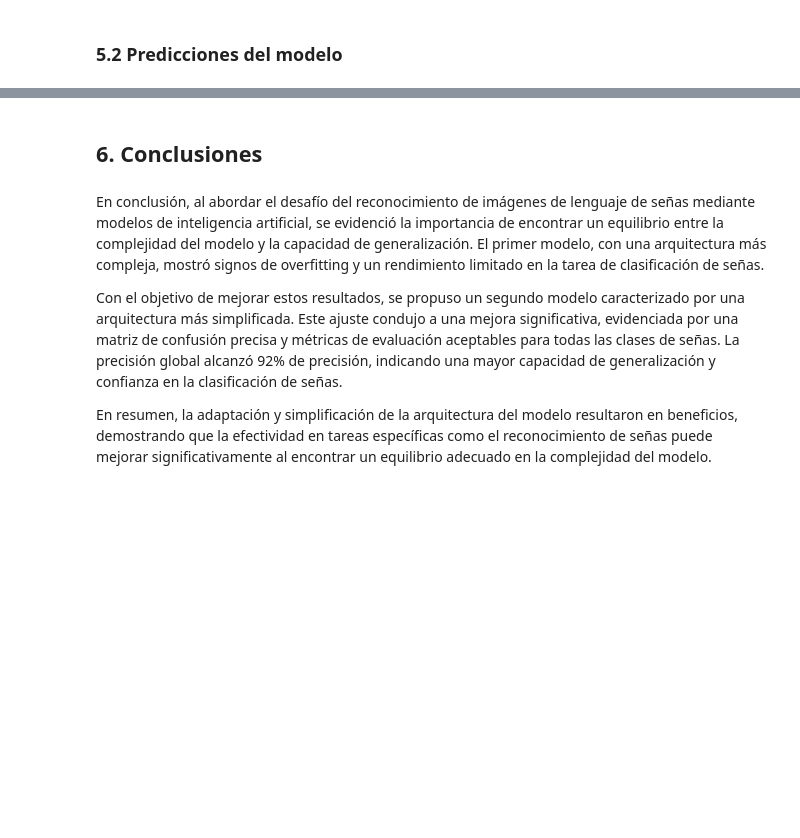
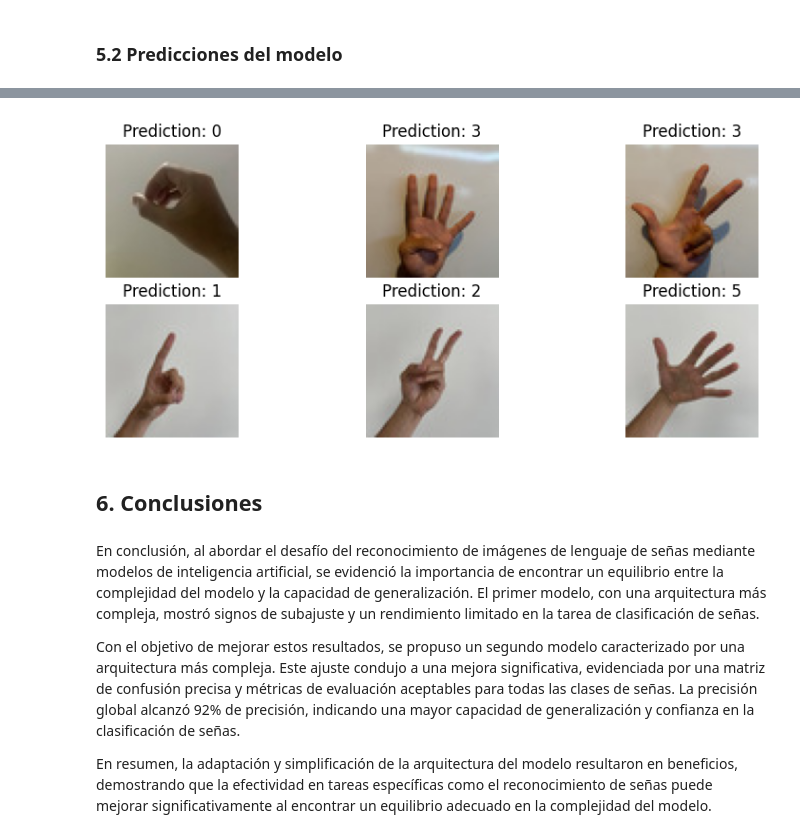
Before and after one commit to oviedo-13/tc3007c-m2, a Jupyter notebook: modelo_dl.ipynb, the cells around one changed output, grey strips where cells are left out. Saved outputs shown, nothing was run; the diff lists cells and outputs as text; code cells hidden in the pictures; blank space fills up the shorter version.

```diff
--- a/modelo_dl.ipynb
+++ b/modelo_dl.ipynb
@@ -426,0 +469,15 @@ plt.show()
+# %%
+from matplotlib.image import imread
+
+def predict_sign(folder):
+  # Get image paths
+  imgs_p = [folder + p for p in os.listdir(folder) if p.split(".")[-1] == "jpg"]
+
+  # Images to np array
+  imgs = np.array([imread(image_path) for image_path in imgs_p])
+
+  y_new_pred = better_model.predict(imgs, verbose = 0)
+
+  sign_class = np.argmax(y_new_pred, axis=1)
+
+  return imgs, sign_class
@@ -427,8 +487,32 @@ plt.show()
+# %%
+import os
+
+folder = "./fotos/"
+
+# Predict from images in folder
+imgs, preds = predict_sign(folder)
+
+# Create a figure and axes using subplots
+cols = 3
+rows = 2
+fig, axs = plt.subplots(rows, cols, figsize=(10, 4), gridspec_kw={'hspace': 0.2})
+
+# Iterate through the image paths and display them in the grid
+for i in range(preds.shape[0]):
+  row = i // cols
+  col = i % cols
+  axs[row, col].imshow(imgs[i])
+  axs[row, col].set_title(f'Prediction: {preds[i]}')
+  axs[row, col].axis('off')
+
+plt.show()
+# %% [output]
+[figure, added]
 # %% [markdown]
 ## 6. Conclusiones
 # %% [markdown]
-En conclusión, al abordar el desafío del reconocimiento de imágenes de lenguaje de señas mediante modelos de inteligencia artificial, se evidenció la importancia de encontrar un equilibrio entre la complejidad del modelo y la capacidad de generalización. El primer modelo, con una arquitectura más compleja, mostró signos de overfitting y un rendimiento limitado en la tarea de clasificación de señas.
+En conclusión, al abordar el desafío del reconocimiento de imágenes de lenguaje de señas mediante modelos de inteligencia artificial, se evidenció la importancia de encontrar un equilibrio entre la complejidad del modelo y la capacidad de generalización. El primer modelo, con una arquitectura más compleja, mostró signos de subajuste y un rendimiento limitado en la tarea de clasificación de señas.
 
-Con el objetivo de mejorar estos resultados, se propuso un segundo modelo caracterizado por una arquitectura más simplificada. Este ajuste condujo a una mejora significativa, evidenciada por una matriz de confusión precisa y métricas de evaluación aceptables para todas las clases de señas. La precisión global alcanzó 92% de precisión, indicando una mayor capacidad de generalización y confianza en la clasificación de señas.
+Con el objetivo de mejorar estos resultados, se propuso un segundo modelo caracterizado por una arquitectura más compleja. Este ajuste condujo a una mejora significativa, evidenciada por una matriz de confusión precisa y métricas de evaluación aceptables para todas las clases de señas. La precisión global alcanzó 92% de precisión, indicando una mayor capacidad de generalización y confianza en la clasificación de señas.
 
 En resumen, la adaptación y simplificación de la arquitectura del modelo resultaron en beneficios, demostrando que la efectividad en tareas específicas como el reconocimiento de señas puede mejorar significativamente al encontrar un equilibrio adecuado en la complejidad del modelo.
```
Also changed, not shown: parts of 22 cells of this notebook.
